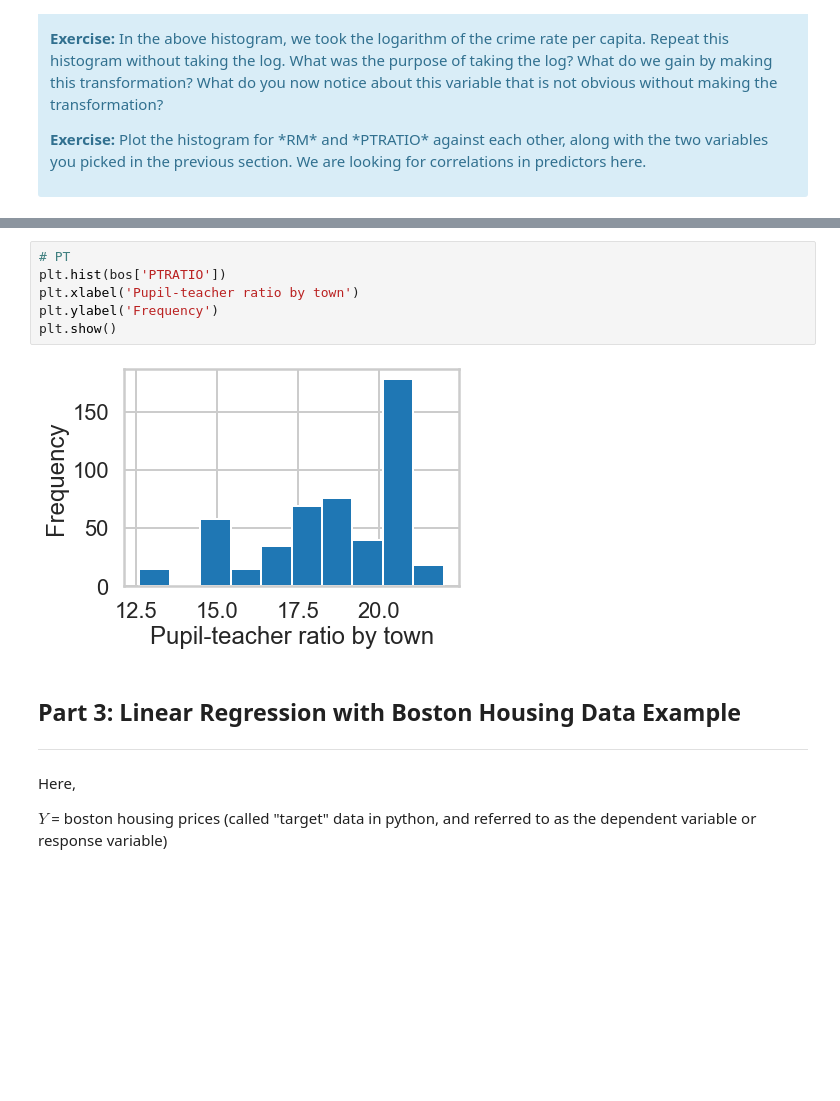
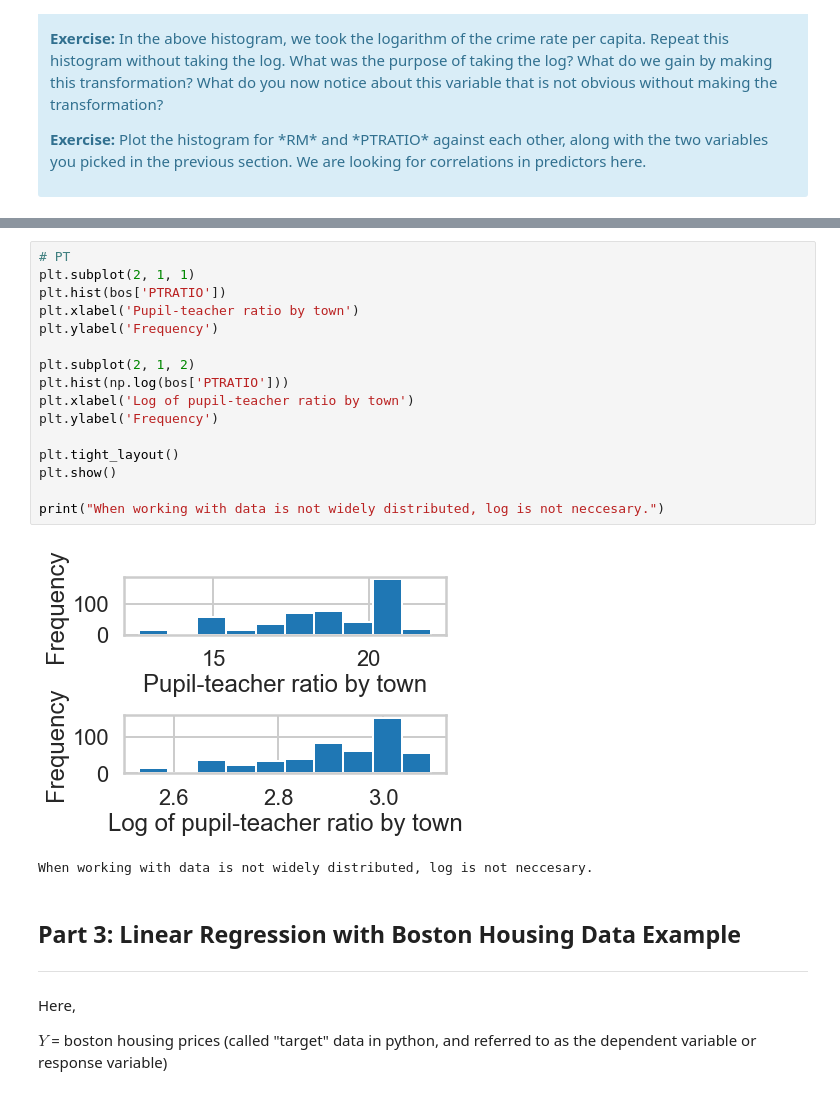
Before and after one commit to CJL89/Linear-Regression, a Jupyter notebook: Mini_Project_Linear_Regression.ipynb, the cells around one changed output, grey strips where cells are left out. Drawn from its saved outputs; the diff is of its cells as text; blank space fills up the shorter version.

```diff
--- a/Mini_Project_Linear_Regression.ipynb
+++ b/Mini_Project_Linear_Regression.ipynb
@@ -371,12 +372,23 @@ print("Log helps us distribute data that is very condensed this way we can see d
 Log helps us distribute data that is very condensed this way we can see differences in a more granular level
 # %%
 # PT
+plt.subplot(2, 1, 1)
 plt.hist(bos['PTRATIO'])
 plt.xlabel('Pupil-teacher ratio by town')
 plt.ylabel('Frequency')
+
+plt.subplot(2, 1, 2)
+plt.hist(np.log(bos['PTRATIO']))
+plt.xlabel('Log of pupil-teacher ratio by town')
+plt.ylabel('Frequency')
+
+plt.tight_layout()
 plt.show()
+
+print("When working with data is not widely distributed, log is not neccesary.")
 # %% [output]
-[figure, old version]
+[figure, new version]
+When working with data is not widely distributed, log is not neccesary.
 # %% [markdown]
 ## Part 3: Linear Regression with Boston Housing Data Example
 ***
```
Also changed, not shown: parts of 25 cells of this notebook.
